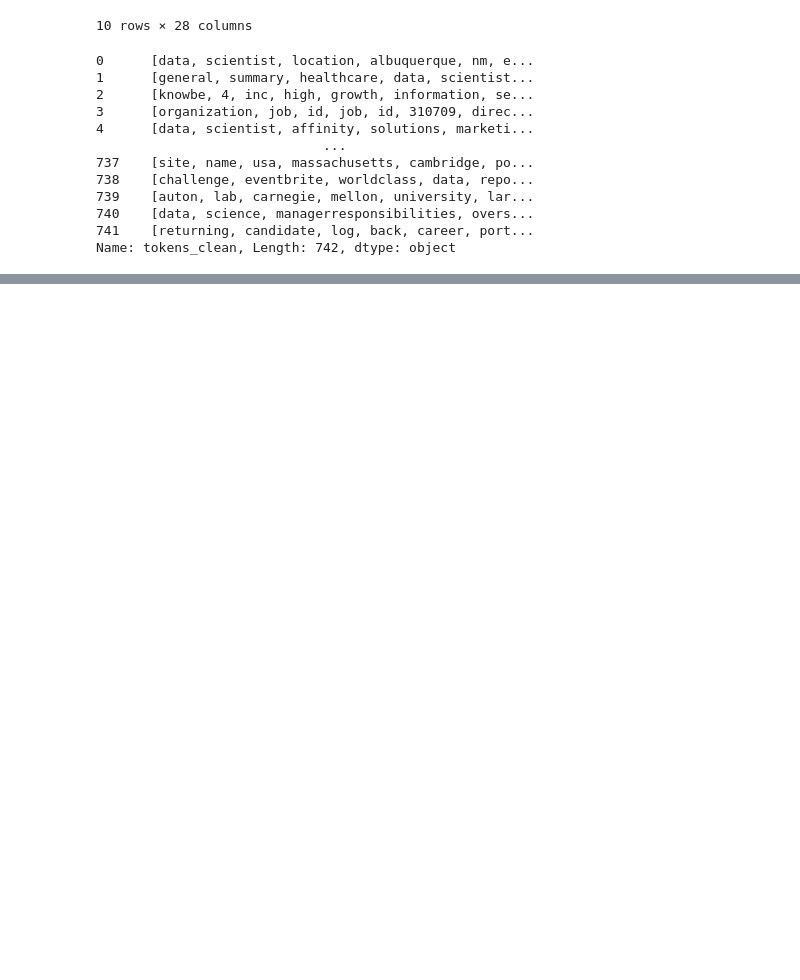
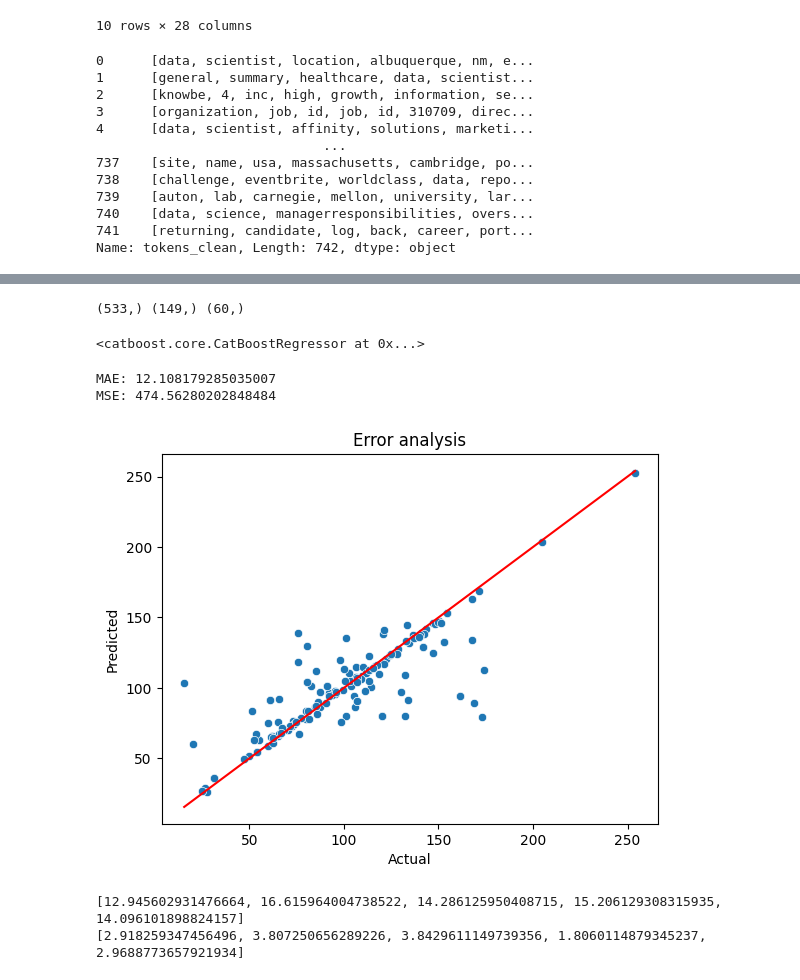
Before and after one commit to aladelca/salary_predictor, a Jupyter notebook: notebooks/experimentation.ipynb, the cells around one changed output, grey strips where cells are left out. Drawn from its saved outputs; the diff is of its cells as text; code cells hidden in the pictures; blank space fills up the shorter version.

Commit message:
final model

```diff
--- a/notebooks/experimentation.ipynb
+++ b/notebooks/experimentation.ipynb
@@ -84,0 +111,65 @@ Name: tokens_clean, Length: 742, dtype: object
+# %%
+### Machine learning model
+
+from sklearn.model_selection import train_test_split
+
+x = data["final_text"]
+y = data["avg_salary"]
+
+x_train, x_test, y_train, y_test = train_test_split(x, y, test_size=0.2, random_state=123)
+x_training , x_val, y_training, y_val = train_test_split(x_train, y_train, test_size=0.1, random_state=123)
+print(x_training.shape, x_test.shape, x_val.shape)
+# %% [output]
+(533,) (149,) (60,)
+# %%
+### Vectorizing
+
+from sklearn.feature_extraction.text import TfidfVectorizer
+
+vect = TfidfVectorizer(max_features=1000)
+
+x_train_vect = vect.fit_transform(x_training)
+x_val_vect = vect.transform(x_val)
+x_test_vect = vect.transform(x_test)
+# %%
+### Modeling
+
+
+from catboost import CatBoostRegressor, Pool
+train_pool = Pool(x_train_vect, y_training)
+eval_pool = Pool(x_val_vect, y_val)
+params = {
+    "learning_rate": 0.1,
+    "iterations": 10000,
+    "depth": 5,
+    "verbose": False,
+    "l2_leaf_reg": 0.1
+}
+model = CatBoostRegressor(**params )
+model.fit(train_pool, early_stopping_rounds = 100, eval_set = eval_pool)
+# %% [output]
+<catboost.core.CatBoostRegressor at 0x...>
+# %%
+### Evaluating model
+
+from sklearn.metrics import mean_absolute_error, mean_squared_error
+
+preds = model.predict(x_test_vect)
+print("MAE:", mean_absolute_error(y_test, preds))
+print("MSE:", mean_squared_error(y_test, preds))
+# %% [output]
+MAE: 12.108179285035007
+MSE: 474.56280202848484
+# %%
+### Analyzing errors
+
+import seaborn as sns
+
+sns.scatterplot(x=y_test, y=preds)
+sns.lineplot(x=y_test, y=y_test, color = "red")
+plt.xlabel("Actual")
+plt.ylabel("Predicted")
+plt.title("Error analysis")
+plt.show()
+# %% [output]
+[figure, added]
@@ -84,0 +198,8 @@ Name: tokens_clean, Length: 742, dtype: object
+# %%
+### Analyzing cross validation results
+
+print(mae_cross_validation)
+print(mae_training_cross_validation)
+# %% [output]
+[12.945602931476664, 16.615964004738522, 14.286125950408715, 15.206129308315935, 14.096101898824157]
+[2.918259347456496, 3.807250656289226, 3.8429611149739356, 1.8060114879345237, 2.9688773657921934]
```
Also changed, not shown: parts of 7 cells of this notebook.
